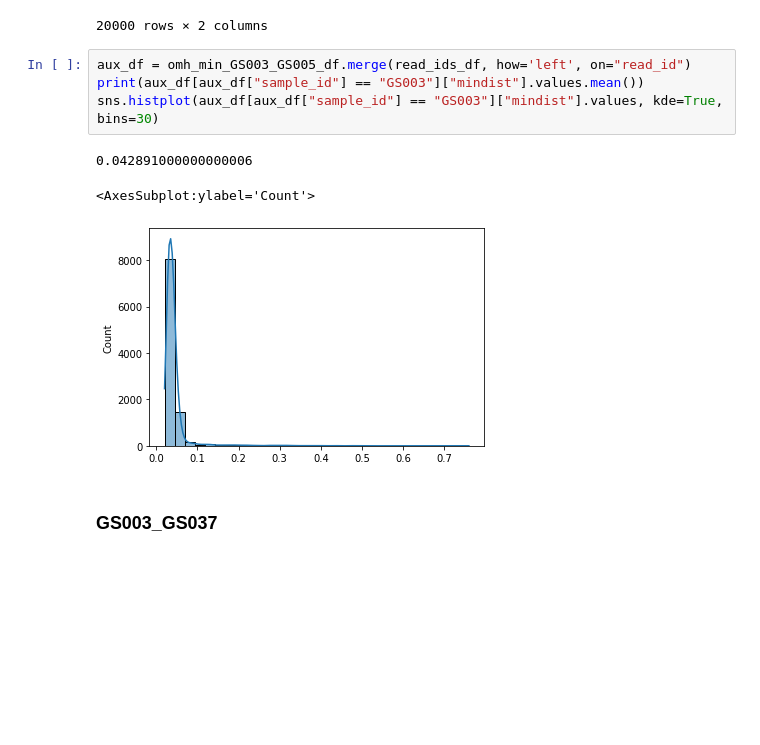
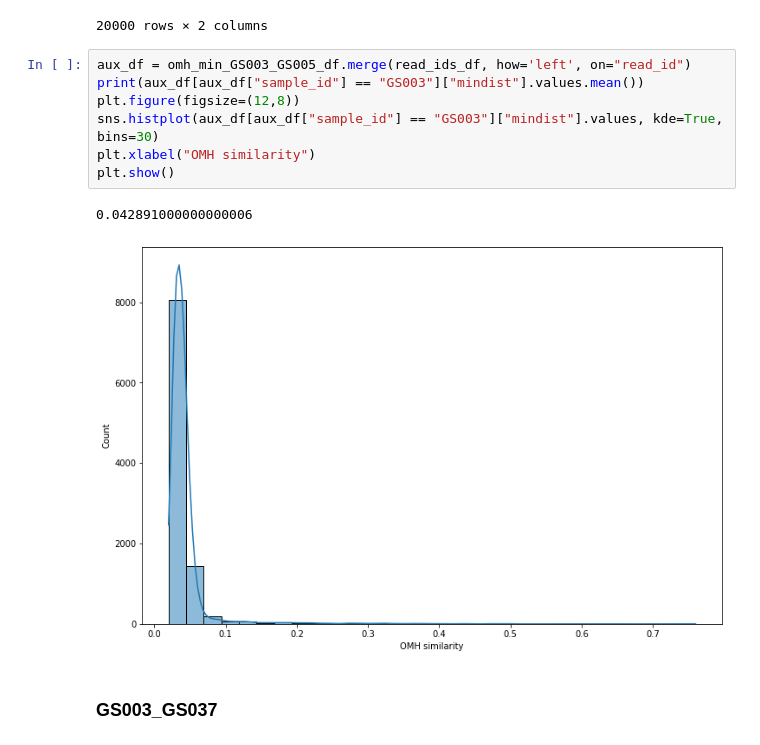
Before and after one commit to LuiggiTenorioK/minhash-benchmark, a Jupyter notebook: src/distances_analysis.ipynb, the cells around one changed output. Drawn from its saved outputs; the diff is of its cells as text; blank space fills up the shorter version.

```diff
--- a/src/distances_analysis.ipynb
+++ b/src/distances_analysis.ipynb
@@ -224,11 +231,13 @@ omh_min_GS003_GS005_df
 # %%
 aux_df = omh_min_GS003_GS005_df.merge(read_ids_df, how='left', on="read_id")
 print(aux_df[aux_df["sample_id"] == "GS003"]["mindist"].values.mean())
+plt.figure(figsize=(12,8))
 sns.histplot(aux_df[aux_df["sample_id"] == "GS003"]["mindist"].values, kde=True, bins=30)
+plt.xlabel("OMH similarity")
+plt.show()
 # %% [output]
 0.042891000000000006
-<AxesSubplot:ylabel='Count'>
-[figure, old version]
+[figure, new version]
 # %% [markdown]
 ### GS003_GS037
 # %%
```
Also changed, not shown: parts of 7 cells of this notebook.
